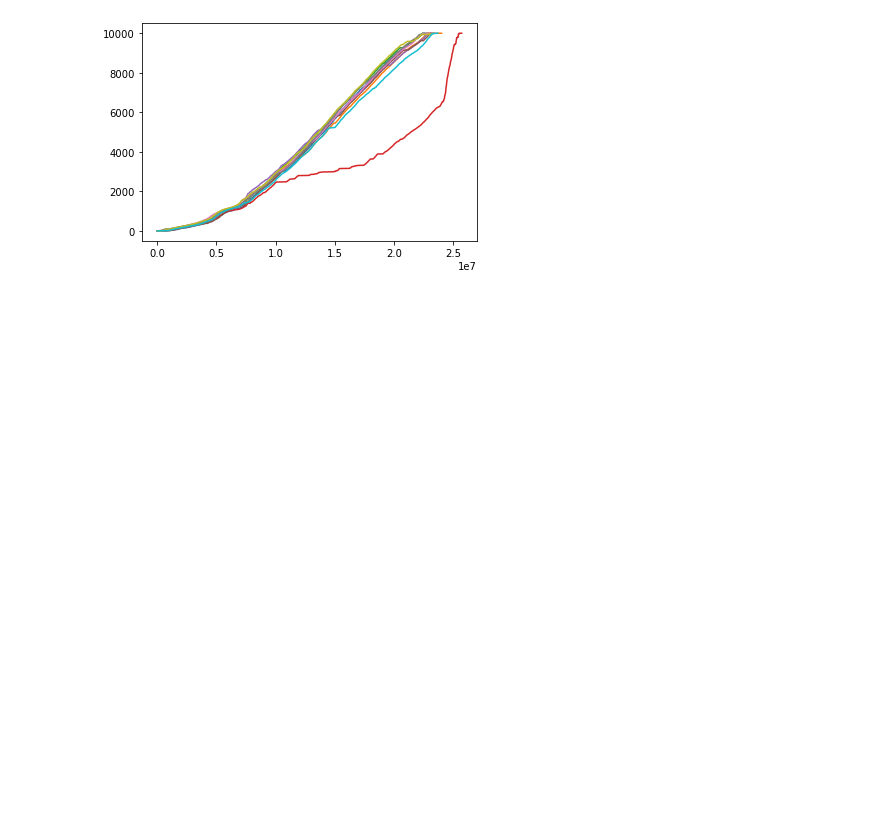
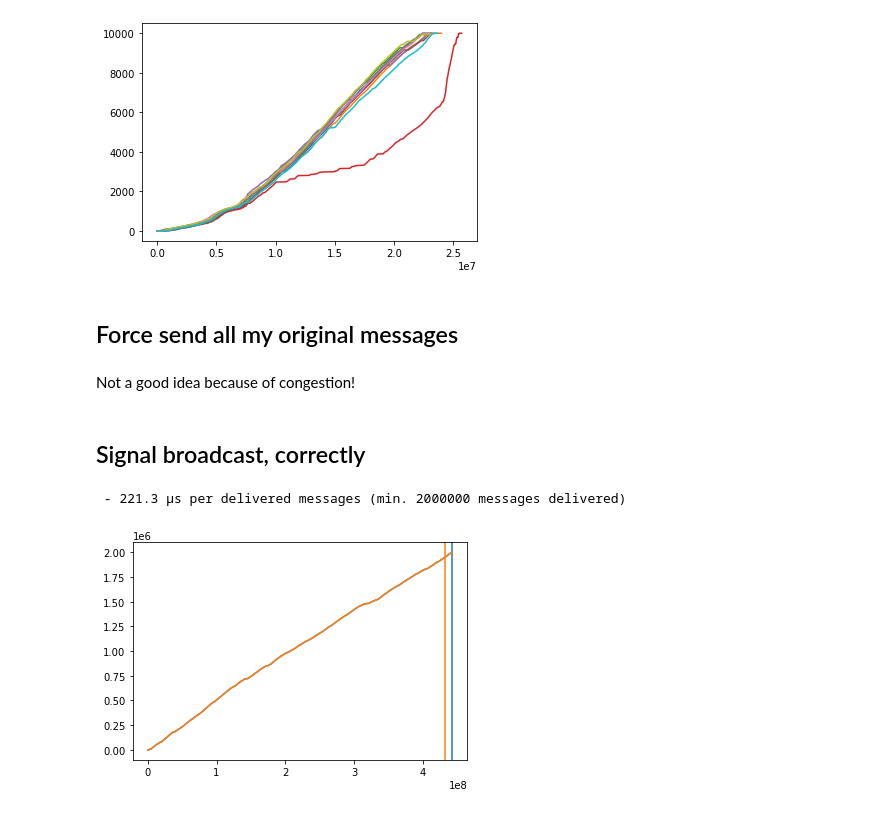
Before and after one commit to robinmamie/distributed-algorithms, a Jupyter notebook: timings.ipynb, the cells around one changed output. Saved outputs shown, nothing was run; the diff lists cells and outputs as text; code cells hidden in the pictures; blank space fills up the shorter version.

```diff
--- a/timings.ipynb
+++ b/timings.ipynb
@@ -2,7 +2,7 @@
 import matplotlib.pyplot as plt
 import sys
 # %%
-def graph(n, to_ignore=[]):
+def graph(n, to_ignore=[], broadcast=[]):
     timings = []
     min_delivered = sys.maxsize
     for i in range(n):
@@ -10,7 +10,9 @@ def graph(n, to_ignore=[]):
             lines = f.readlines()
         ms = [int(l.strip())*1e-3 for l in lines]
 
-        plt.plot(ms, range(len(ms)))
+        p = plt.plot(ms, range(len(ms)))
+        if broadcast:
+            plt.axvline(x=broadcast[i], color=p[0].get_color())
         timings.append(ms[-1]/len(ms))
         if i+1 not in to_ignore:
             min_delivered = min(len(ms), min_delivered)
@@ -46,3 +48,15 @@ graph(10)
 # %% [output]
  - 2.351 ms per delivered messages (min. 10000 messages delivered)
 [figure]
+# %% [markdown]
+## Force send all my original messages
+# %% [markdown]
+Not a good idea because of congestion!
+# %% [markdown]
+## Signal broadcast, correctly
+# %%
+# Window size 2^10
+graph(2, broadcast=[442509e3, 431855e3])
+# %% [output]
+ - 221.3 µs per delivered messages (min. 2000000 messages delivered)
+[figure, added]
```
Also changed, not shown: parts of 5 cells of this notebook, 6 other files.
